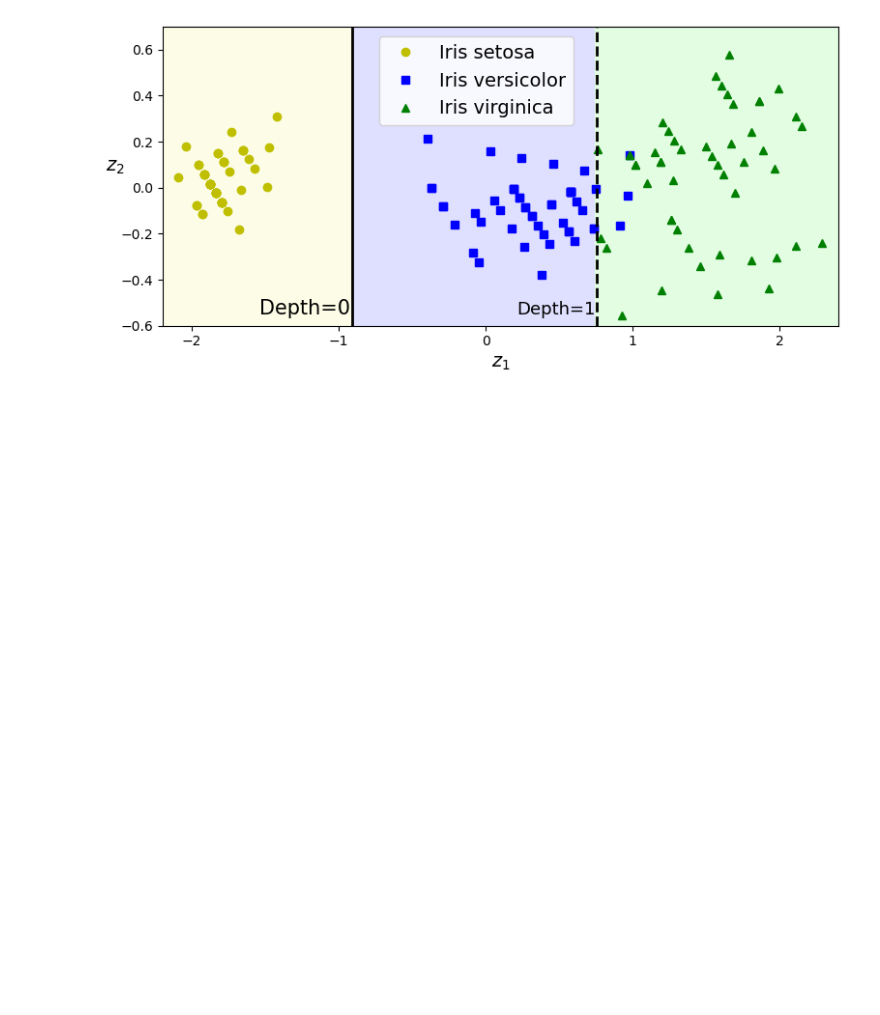
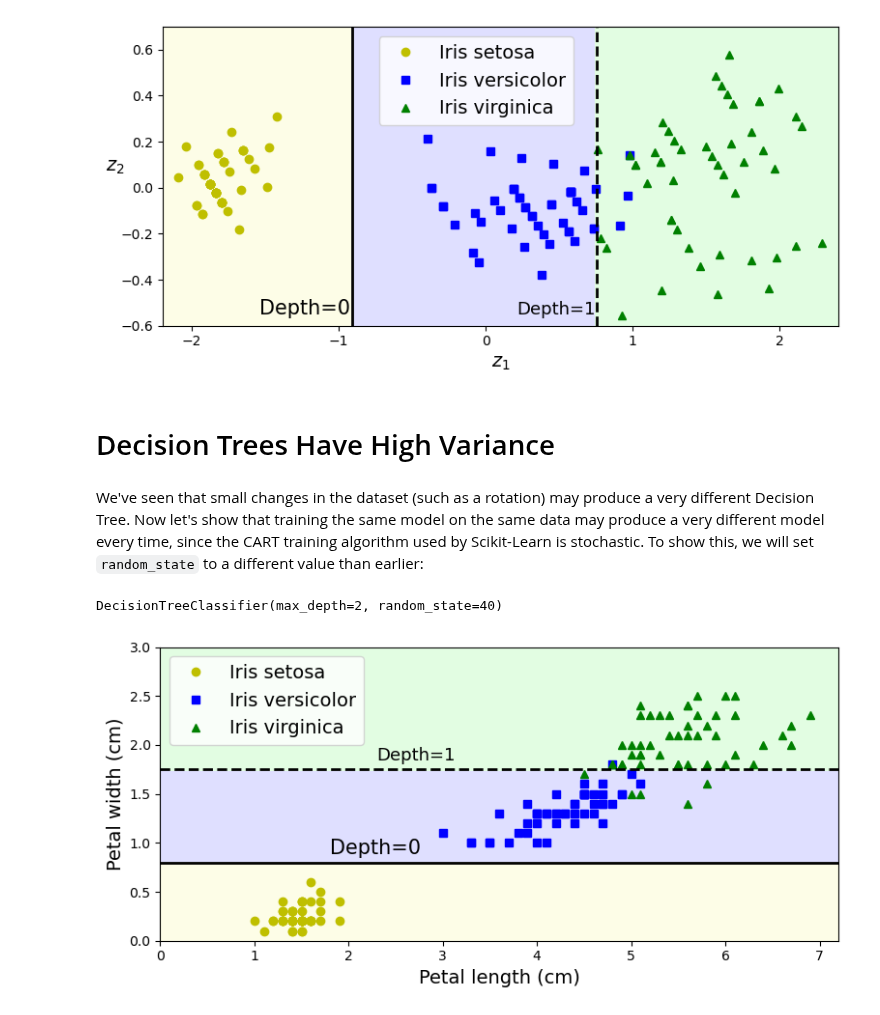
Before and after one commit to bimri/handsonml-III, a Jupyter notebook: chap6/decisiontrees.ipynb, the cells around one changed output. Saved outputs shown, nothing was run; the diff lists cells and outputs as text; code cells hidden in the pictures; blank space fills up the shorter version.

Commit message:
Decision Trees Have High Variance

```diff
--- a/chap6/decisiontrees.ipynb
+++ b/chap6/decisiontrees.ipynb
@@ -388,3 +388,38 @@ save_fig("pca_preprocessing_plot")
 plt.show()
 # %% [output]
 [figure]
+# %% [markdown]
+# Decision Trees Have High Variance
+# %% [markdown]
+We've seen that small changes in the dataset (such as a rotation) may produce a very different Decision Tree.
+Now let's show that training the same model on the same data may produce a very different model every time, since the CART training algorithm used by Scikit-Learn is stochastic. To show this, we will set `random_state` to a different value than earlier:
+# %%
+tree_clf_tweaked = DecisionTreeClassifier(max_depth=2, random_state=40)
+tree_clf_tweaked.fit(X_iris, y_iris)
+# %% [output]
+DecisionTreeClassifier(max_depth=2, random_state=40)
+# %%
+# extra code – this cell generates and saves Figure 6–9
+
+plt.figure(figsize=(8, 4))
+y_pred = tree_clf_tweaked.predict(X_iris_all).reshape(lengths.shape)
+plt.contourf(lengths, widths, y_pred, alpha=0.3, cmap=custom_cmap)
+
+for idx, (name, style) in enumerate(zip(iris.target_names, ("yo", "bs", "g^"))):
+    plt.plot(X_iris[:, 0][y_iris == idx], X_iris[:, 1][y_iris == idx],
+             style, label=f"Iris {name}")
+
+th0, th1 = tree_clf_tweaked.tree_.threshold[[0, 2]]
+plt.plot([0, 7.2], [th0, th0], "k-", linewidth=2)
+plt.plot([0, 7.2], [th1, th1], "k--", linewidth=2)
+plt.text(1.8, th0 + 0.05, "Depth=0", verticalalignment="bottom", fontsize=15)
+plt.text(2.3, th1 + 0.05, "Depth=1", verticalalignment="bottom", fontsize=13)
+plt.xlabel("Petal length (cm)")
+plt.ylabel("Petal width (cm)")
+plt.axis([0, 7.2, 0, 3])
+plt.legend()
+save_fig("decision_tree_high_variance_plot")
+
+plt.show()
+# %% [output]
+[figure, added]
```
Also changed, not shown: 1 other file.
